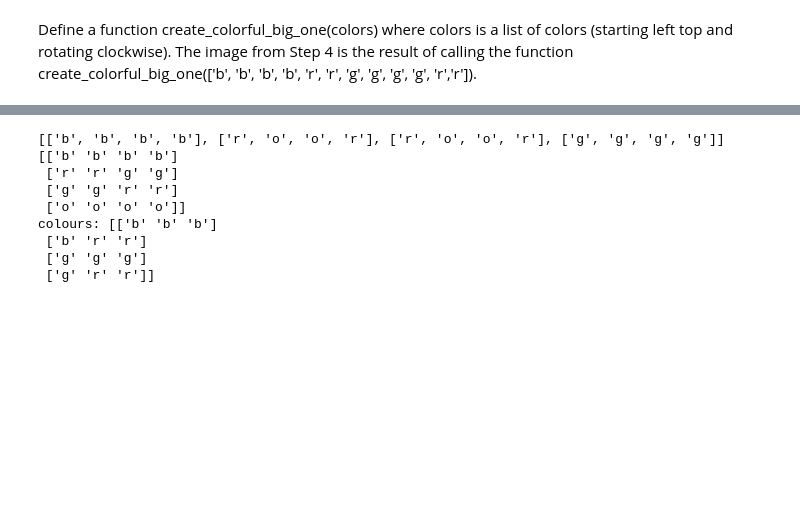
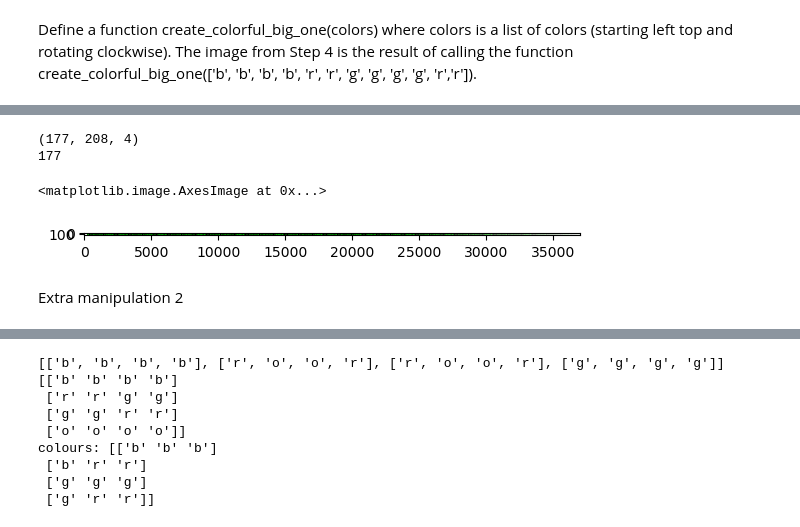
Before and after one commit to cdieltje/numpyimagemanipulator, a Jupyter notebook: image_manipulator.ipynb, the cells around one changed output, grey strips where cells are left out. Saved outputs shown, nothing was run; the diff lists cells and outputs as text; code cells hidden in the pictures; blank space fills up the shorter version.

```diff
--- a/image_manipulator.ipynb
+++ b/image_manipulator.ipynb
@@ -265,0 +306,26 @@ type: float64
+# %%
+imgrb = img.copy()
+print(imgrb.shape)
+print(len(imgrb))
+
+img_row = np.empty([177,208,4]) # img_blue.copy() #np.zeros(1,1,1) #img_rows,img_columns,img_colour]) #img_blue.copy() #np.zeros(len(range)
+
+# for i in range(imgrb):
+for i in range(len(imgrb)):
+    # print('i:', i)
+    imgrb[:i,:,[0,3]] = 10
+    img_row = np.concatenate([img_row, imgrb], axis = 1)
+
+
+    # for i in range(len(colours)):
+    #     if colours[i] == 'b':
+    #         img_row = np.concatenate([img_row, img_blue], axis = 1)
+
+plt.imshow(img_row.astype(np.uint8))
+# %% [output]
+(177, 208, 4)
+177
+<matplotlib.image.AxesImage at 0x...>
+[figure, added]
+# %% [markdown]
+Extra manipulation 2
```
Also changed, not shown: parts of 15 cells of this notebook, 1 other file.
